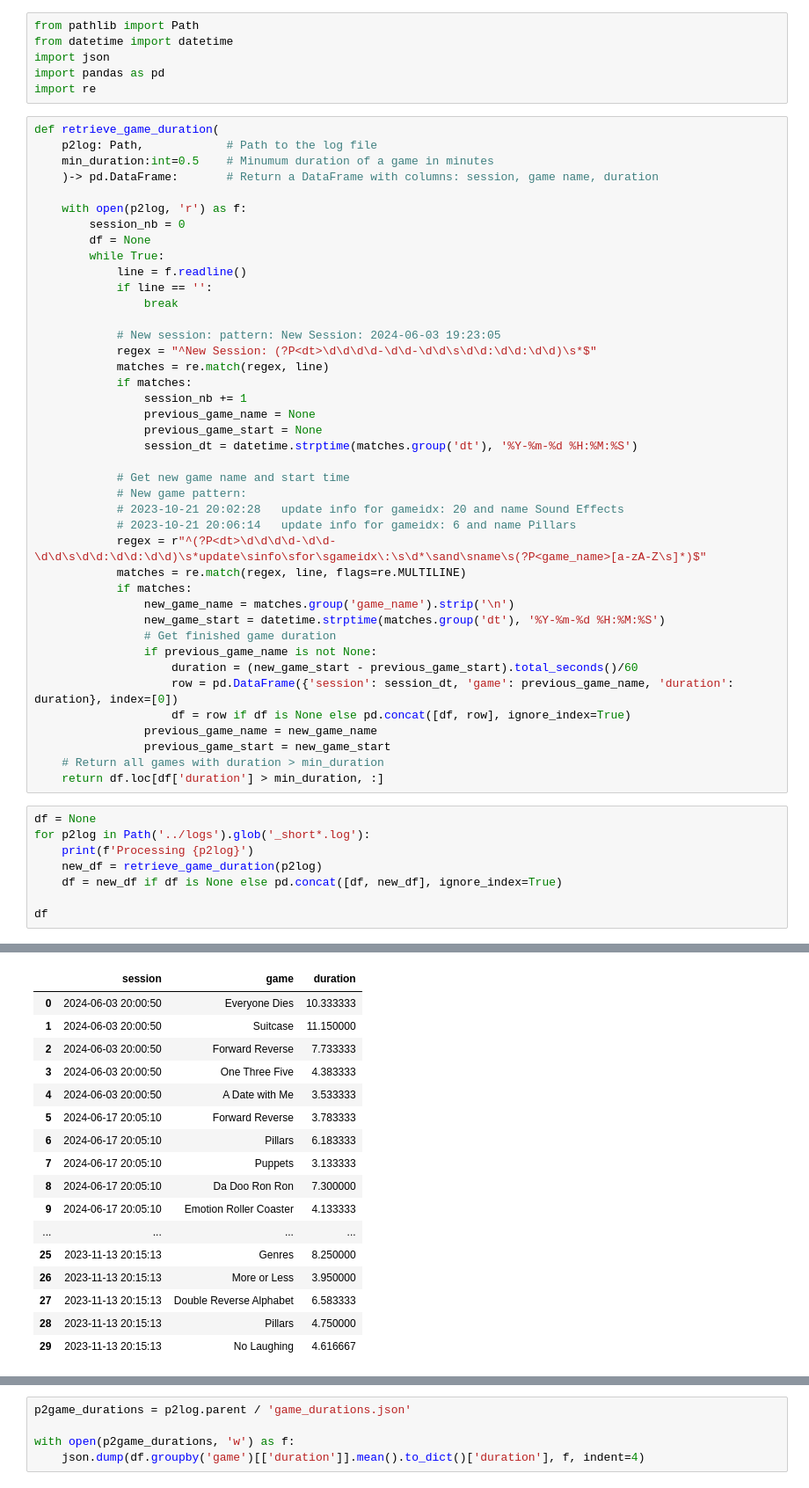
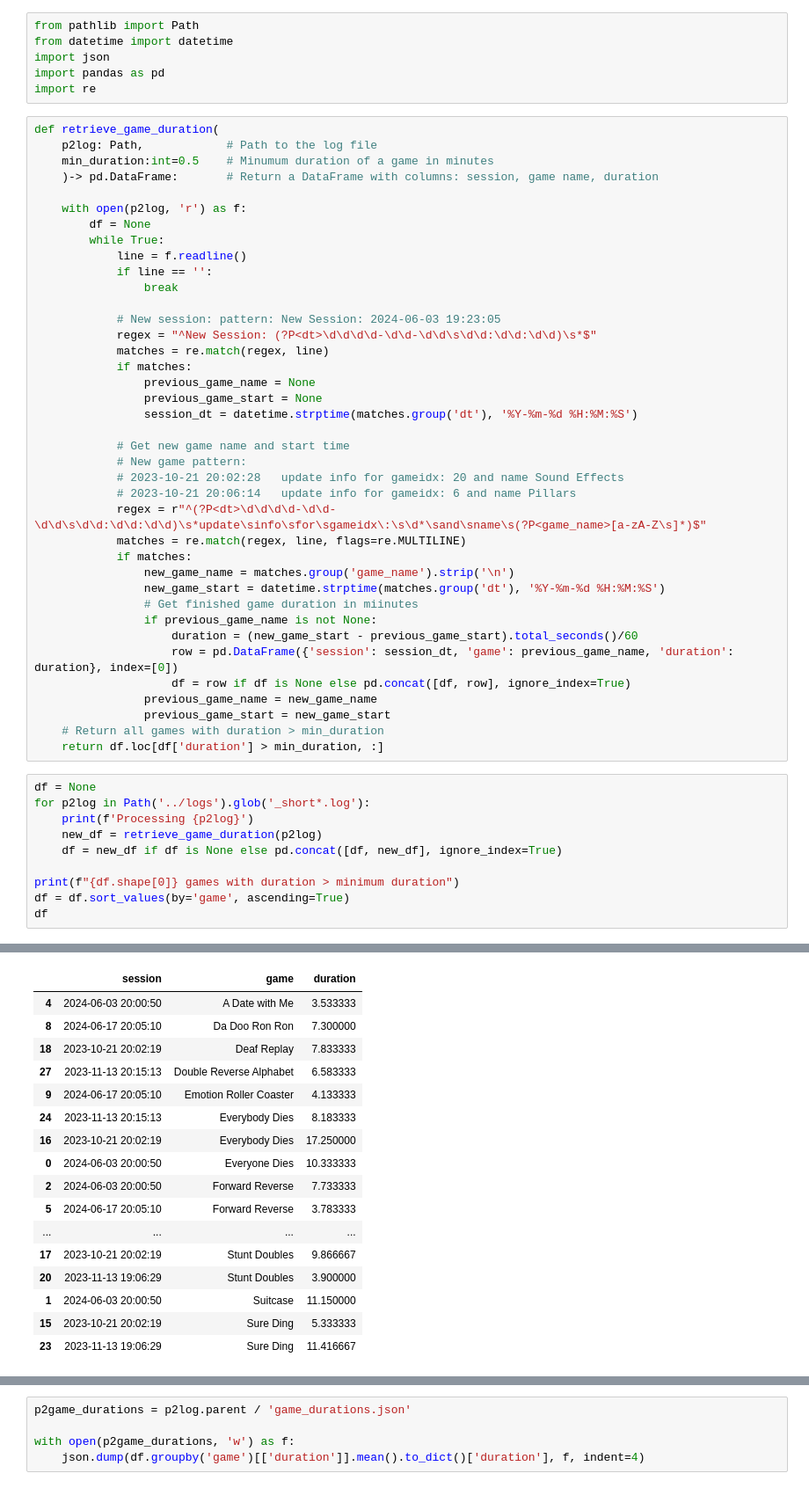
Before and after one commit to vtecftwy/improv_randomizer, a Jupyter notebook: nbs/0.02_review_game_duration_stats.ipynb, the cells around one changed output, grey strips where cells are left out. Shown: that part at 88% size. Drawn from its saved outputs; the diff is of its cells as text.

```diff
--- a/nbs/0.02_review_game_duration_stats.ipynb
+++ b/nbs/0.02_review_game_duration_stats.ipynb
@@ -11,7 +13,6 @@ def retrieve_game_duration(
     )-> pd.DataFrame:       # Return a DataFrame with columns: session, game name, duration
 
     with open(p2log, 'r') as f:
-        session_nb = 0
         df = None
         while True:
             line = f.readline()
@@ -22,7 +23,6 @@ def retrieve_game_duration(
             regex = "^New Session: (?P<dt>\d\d\d\d-\d\d-\d\d\s\d\d:\d\d:\d\d)\s*$"
             matches = re.match(regex, line)
             if matches:
-                session_nb += 1
                 previous_game_name = None
                 previous_game_start = None
                 session_dt = datetime.strptime(matches.group('dt'), '%Y-%m-%d %H:%M:%S')
@@ -36,7 +36,7 @@ def retrieve_game_duration(
             if matches:
                 new_game_name = matches.group('game_name').strip('\n')
                 new_game_start = datetime.strptime(matches.group('dt'), '%Y-%m-%d %H:%M:%S')
-                # Get finished game duration
+                # Get finished game duration in miinutes
                 if previous_game_name is not None:
                     duration = (new_game_start - previous_game_start).total_seconds()/60
                     row = pd.DataFrame({'session': session_dt, 'game': previous_game_name, 'duration': duration}, index=[0])
@@ -52,6 +52,8 @@ for p2log in Path('../logs').glob('_short*.log'):
     new_df = retrieve_game_duration(p2log)
     df = new_df if df is None else pd.concat([df, new_df], ignore_index=True)
 
+print(f"{df.shape[0]} games with duration > minimum duration")
+df = df.sort_values(by='game', ascending=True)
 df
 # %% [output]
 Processing ..\logs\_short.log
@@ -59,17 +62,17 @@ Processing ..\logs\_short_2023.log
 |  | session | game | duration |
+| 4 | 2024-06-03 20:00:50 | A Date with Me | 3.533333 |
+| 8 | 2024-06-17 20:05:10 | Da Doo Ron Ron | 7.300000 |
+| 18 | 2023-10-21 20:02:19 | Deaf Replay | 7.833333 |
+| 27 | 2023-11-13 20:15:13 | Double Reverse Alphabet | 6.583333 |
+| 9 | 2024-06-17 20:05:10 | Emotion Roller Coaster | 4.133333 |
+| 24 | 2023-11-13 20:15:13 | Everybody Dies | 8.183333 |
+| 16 | 2023-10-21 20:02:19 | Everybody Dies | 17.250000 |
 | 0 | 2024-06-03 20:00:50 | Everyone Dies | 10.333333 |
+| 2 | 2024-06-03 20:00:50 | Forward Reverse | 7.733333 |
+| 5 | 2024-06-17 20:05:10 | Forward Reverse | 3.783333 |
+| ... | ... | ... | ... |
+| 17 | 2023-10-21 20:02:19 | Stunt Doubles | 9.866667 |
+| 20 | 2023-11-13 19:06:29 | Stunt Doubles | 3.900000 |
 | 1 | 2024-06-03 20:00:50 | Suitcase | 11.150000 |
-| 2 | 2024-06-03 20:00:50 | Forward Reverse | 7.733333 |
-| 3 | 2024-06-03 20:00:50 | One Three Five | 4.383333 |
-| 4 | 2024-06-03 20:00:50 | A Date with Me | 3.533333 |
-| 5 | 2024-06-17 20:05:10 | Forward Reverse | 3.783333 |
-| 6 | 2024-06-17 20:05:10 | Pillars | 6.183333 |
-| 7 | 2024-06-17 20:05:10 | Puppets | 3.133333 |
-| 8 | 2024-06-17 20:05:10 | Da Doo Ron Ron | 7.300000 |
-| 9 | 2024-06-17 20:05:10 | Emotion Roller Coaster | 4.133333 |
-| ... | ... | ... | ... |
-| 25 | 2023-11-13 20:15:13 | Genres | 8.250000 |
-| 26 | 2023-11-13 20:15:13 | More or Less | 3.950000 |
-| 27 | 2023-11-13 20:15:13 | Double Reverse Alphabet | 6.583333 |
-| 28 | 2023-11-13 20:15:13 | Pillars | 4.750000 |
-| 29 | 2023-11-13 20:15:13 | No Laughing | 4.616667 |
+| 15 | 2023-10-21 20:02:19 | Sure Ding | 5.333333 |
+| 23 | 2023-11-13 19:06:29 | Sure Ding | 11.416667 |
```
Also changed, not shown: parts of 6 cells of this notebook, 3 other files.
